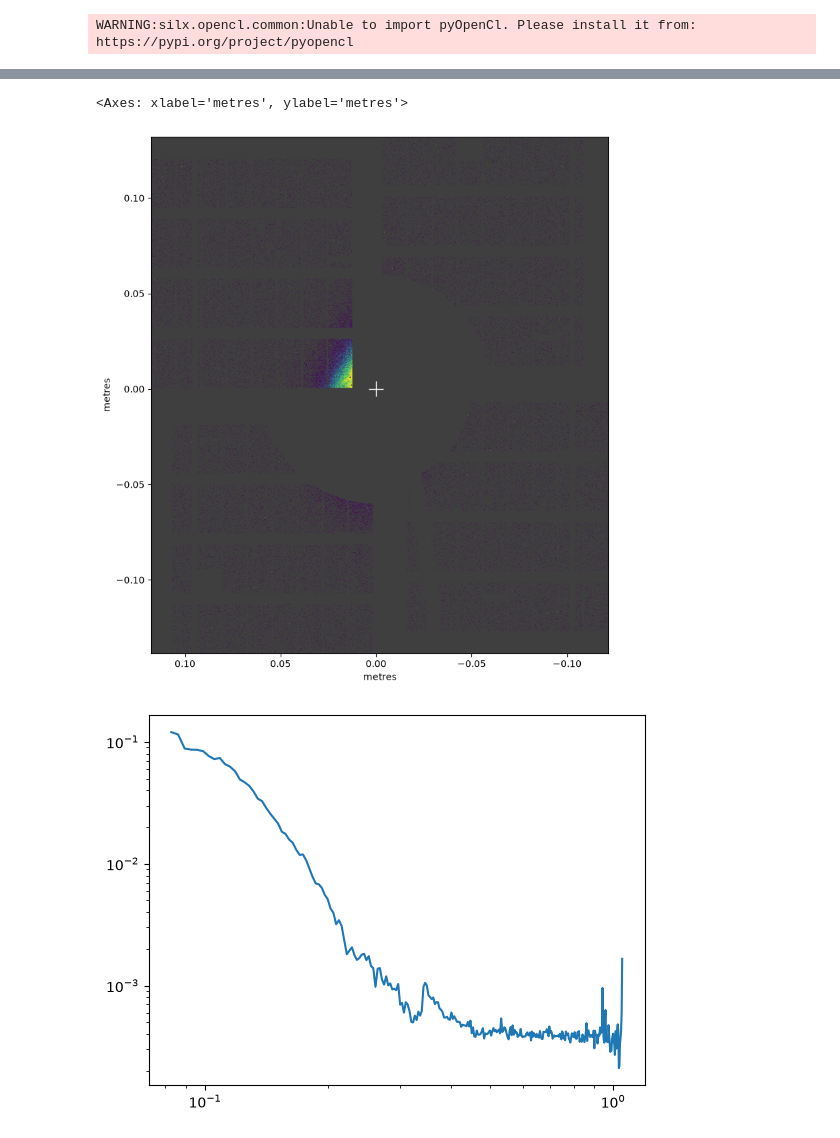
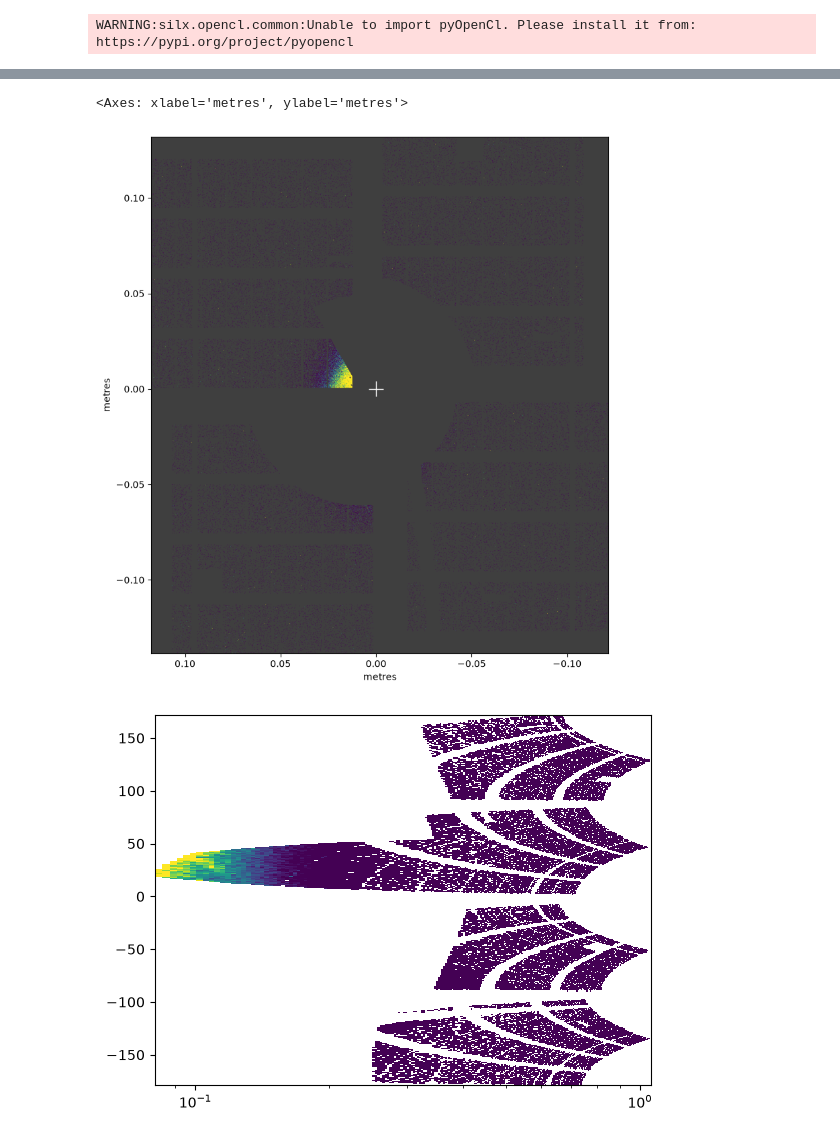
Before and after one commit to JAndronis/MID-10400, a Jupyter notebook: notebooks/extra-speckle-masking.ipynb, the cells around one changed output, grey strips where cells are left out. Cells and saved outputs as stored; diff of their text form; code cells hidden in the pictures.

```diff
--- a/notebooks/extra-speckle-masking.ipynb
+++ b/notebooks/extra-speckle-masking.ipynb
@@ -49,10 +50,10 @@ def load_mean_img(
         detector="AGIPD 1M",
         configuration="SAXS",
         photon_energy=9.04,
+        geom=GEOM_PATH,
         sdd=7531.5962,
         px=607.4598195630211,
         py=672.076693118667,
-        mask=np.load(MASK_PATH),
     )
     data = (
         AGIPD1M(run.select_trains(trains_idxs))
@@ -64,5 +65,4 @@ def load_mean_img(
     )
     data.data[mask.data > 0] = np.nan
     mean_image = data.mean("train_pulse", skipna=True)
-    mean_image.data[exp_setup.mask] = np.nan
     return mean_image.data.copy(), exp_setup
@@ -101,17 +114,20 @@ Using user defined beam center position: (607.46, 672.08)
 # %%
 def visualise_mask(mask_arr):
+    img = mean_image_bg * (~mask_arr.astype(bool))
+    img[img <= 0] = np.nan
     return AGIPD_1MGeometry.from_crystfel_geom(GEOM_PATH).plot_data(
         # converting to float allows gaps to be distinguished as NaN.
-        mean_image_bg * (~mask_arr.astype(bool)),
+        img,
         colorbar=False,
         axis_units="m",
         norm="log",
         vmin=1e-2,
-        vmax=0.1,
+        vmax=0.05,
     )
 
 
 geom = AGIPD_1MGeometry.from_crystfel_geom(GEOM_PATH)
+geom = geom.offset((-8e-3, 1e-3))
 pixpos = geom.get_pixel_positions()
 px, py, pz = np.moveaxis(pixpos, -1, 0)  # Separate x, y, z coordinates
 radius = np.sqrt(px**2 + py**2)
@@ -124,15 +140,18 @@ rect_mask4 = (0.00 < px) & (px < 0.005) & (-0.035 < py) & (py < 0.00)
 angle = np.arctan2(py, px)
 wedge_mask1 = (angle > np.pi * 4 / 8) & (angle > -np.pi * 4 / 8)
 ring_mask1 = (0.00 < radius) & (radius < 0.06)
-wedge_mask2 = (-np.deg2rad(90) < angle) & (angle < np.deg2rad(0))
+wedge_mask2 = (-np.deg2rad(100) < angle) & (angle < np.deg2rad(0))
 ring_mask2 = (0.00 < radius) & (radius < 0.06)
 wedge_mask3 = (-np.deg2rad(90) > angle) & (angle > -np.deg2rad(180))
 ring_mask3 = (0.00 < radius) & (radius < 0.05)
+wedge_mask4 = (np.deg2rad(60) < angle) & (angle < np.deg2rad(90))
+ring_mask4 = (0.00 < radius) & (radius < 0.05)
 
 mask_rect = False
 mask_wedge1 = True
 mask_wedge2 = True
 mask_wedge3 = True
+mask_wedge4 = True
 apply_mask1 = np.load(MASK_PATH) | rect_mask1 if mask_rect else np.load(MASK_PATH)
 apply_mask2 = np.load(MASK_PATH) | rect_mask2 if mask_rect else np.load(MASK_PATH)
 apply_mask3 = np.load(MASK_PATH) | rect_mask3 if mask_rect else np.load(MASK_PATH)
@@ -152,6 +171,11 @@ apply_wedge3 = (
     if mask_wedge3
     else np.load(MASK_PATH)
 )
+apply_wedge4 = (
+    np.load(MASK_PATH) | (wedge_mask4 & ring_mask4)
+    if mask_wedge4
+    else np.load(MASK_PATH)
+)
 mask_overlay = (
     apply_mask1
     | apply_mask2
@@ -160,6 +184,7 @@ mask_overlay = (
     | apply_wedge1
     | apply_wedge2
     | apply_wedge3
+    | apply_wedge4
 )
 np.save(
     "/gpfs/exfel/u/usr/MID/202601/p010400/masks/mask_2026-09-08_AGIPD_SAXS.npy",
@@ -169,18 +194,31 @@ np.save(
 visualise_mask(mask_overlay)
 # %% [output]
 <Axes: xlabel='metres', ylabel='metres'>
-[figure, old version]
+[figure, new version]
 # %%
 result_bg_1d = saxs.get(
     mean_image_bg,
     exp_setup,
     unit="q_nm^-1",
     method="1d",
     mask=mask_overlay,
 )
 result_bg_1d.data[result_bg_1d.data == 0] = np.nan
-plt.loglog(result_bg_1d.q.values, result_bg_1d.data.T)
-plt.show()
+# plt.loglog(result_bg_1d.q.values, result_bg_1d.data.T)
+# plt.show()
+
+result_bg_2d = saxs.get(
+    mean_image_bg,
+    exp_setup,
+    unit="q_nm^-1",
+    method="2d",
+    mask=mask_overlay,
+)
+result_bg_2d.data[result_bg_2d.data == 0] = np.nan
+plt.pcolormesh(
+    result_bg_2d.q.values, result_bg_2d.chi.values, result_bg_2d.data.T, vmin=1e-2, vmax=0.1
+)
+plt.xscale("log")
 # %% [output]
-[figure, old version]
+[figure, new version]
 # %%
```
Also changed, not shown: parts of 9 cells of this notebook, 3 other files.
